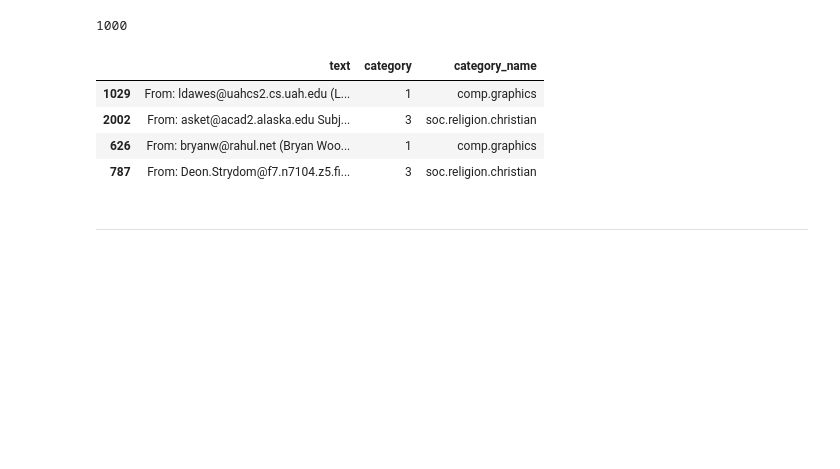
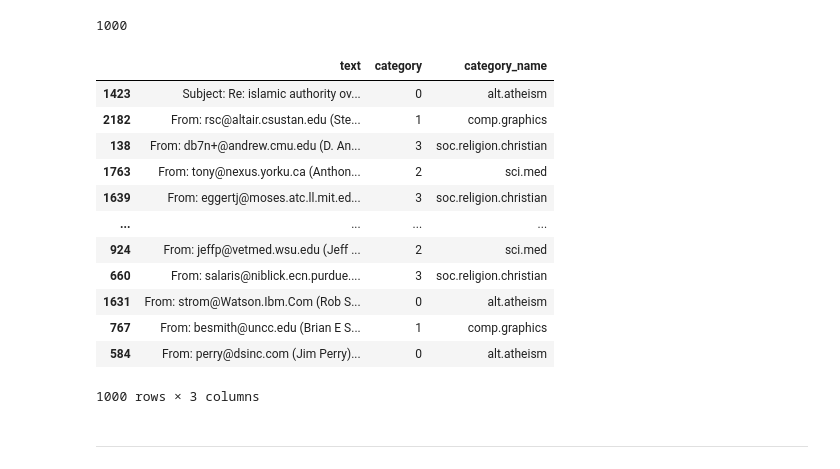
Before and after one commit to 109065431/DM2020-Lab1-Master, a Jupyter notebook: DM2020-Lab1-Master.ipynb, the cells around one changed output. Cells and saved outputs as stored; diff of their text form; code cells hidden in the pictures; blank space fills up the shorter version.

```diff
--- a/DM2020-Lab1-Master.ipynb
+++ b/DM2020-Lab1-Master.ipynb
@@ -733,13 +732,21 @@ len(X_sample)
 # %% [output]
 1000
 # %%
-X_sample[0:4]
+X_sample[0:1000]
 # %% [output]
 |  | text | category | category_name |
-| 1029 | From: ldawes@uahcs2.cs.uah.edu (L... | 1 | comp.graphics |
-| 2002 | From: asket@acad2.alaska.edu Subj... | 3 | soc.religion.christian |
-| 626 | From: bryanw@rahul.net (Bryan Woo... | 1 | comp.graphics |
-| 787 | From: Deon.Strydom@f7.n7104.z5.fi... | 3 | soc.religion.christian |
+| 1423 | Subject: Re: islamic authority ov... | 0 | alt.atheism |
+| 2182 | From: rsc@altair.csustan.edu (Ste... | 1 | comp.graphics |
+| 138 | From: db7n+@andrew.cmu.edu (D. An... | 3 | soc.religion.christian |
+| 1763 | From: tony@nexus.yorku.ca (Anthon... | 2 | sci.med |
+| 1639 | From: eggertj@moses.atc.ll.mit.ed... | 3 | soc.religion.christian |
+| ... | ... | ... | ... |
+| 924 | From: jeffp@vetmed.wsu.edu (Jeff ... | 2 | sci.med |
+| 660 | From: salaris@niblick.ecn.purdue.... | 3 | soc.religion.christian |
+| 1631 | From: strom@Watson.Ibm.Com (Rob S... | 0 | alt.atheism |
+| 767 | From: besmith@uncc.edu (Brian E S... | 1 | comp.graphics |
+| 584 | From: perry@dsinc.com (Jim Perry)... | 0 | alt.atheism |
+1000 rows × 3 columns
 # %% [markdown]
 ---
 # %% [markdown]
```
Also changed, not shown: parts of 10 cells of this notebook.
